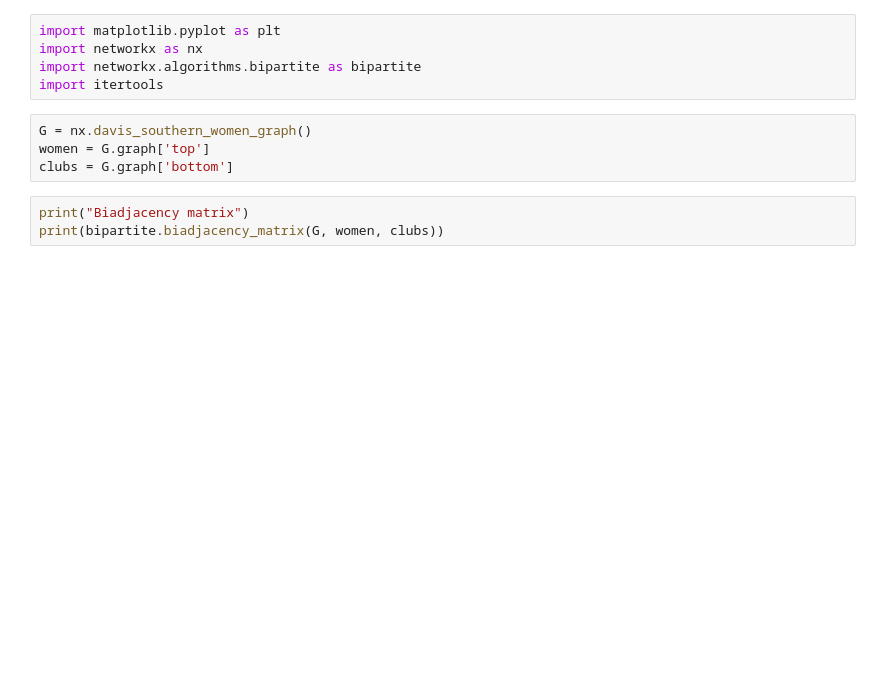
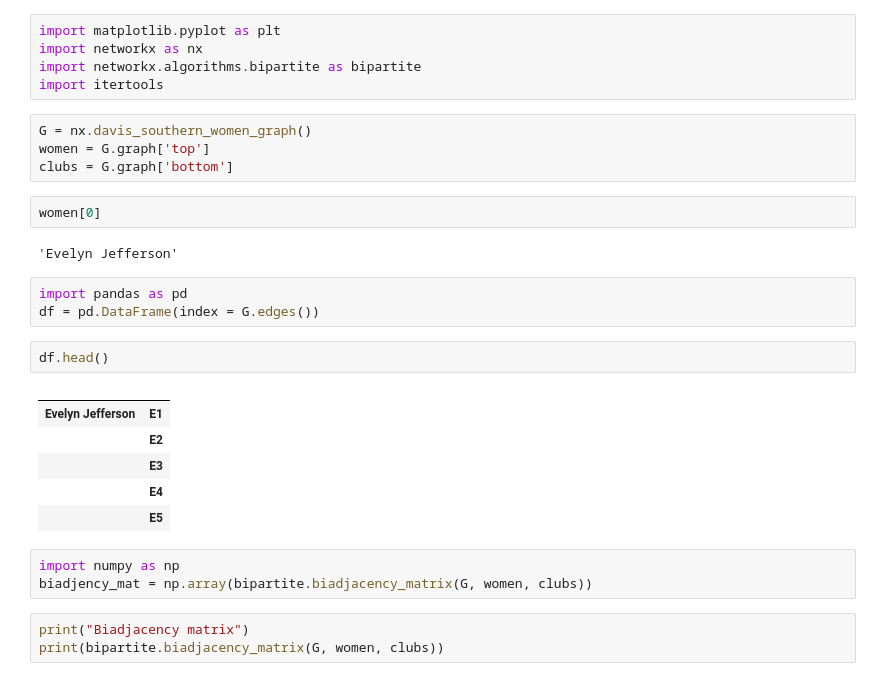
Before and after one commit to AlainKuiete/DATA620ASSIGNMENTS, a Jupyter notebook: plot_davis_club.ipynb, the cells around one changed output. Saved outputs shown, nothing was run; the diff lists cells and outputs as text; blank space fills up the shorter version.

```diff
--- a/plot_davis_club.ipynb
+++ b/plot_davis_club.ipynb
@@ -22,6 +22,25 @@ import itertools
 G = nx.davis_southern_women_graph()
 women = G.graph['top']
 clubs = G.graph['bottom']
+# %%
+women[0]
+# %% [output]
+'Evelyn Jefferson'
+# %%
+import pandas as pd
+df = pd.DataFrame(index = G.edges())
+# %%
+df.head()
+# %% [output]
+|  |  |
+| Evelyn Jefferson | E1 |
+|  | E2 |
+|  | E3 |
+|  | E4 |
+|  | E5 |
+# %%
+import numpy as np
+biadjency_mat = np.array(bipartite.biadjacency_matrix(G, women, clubs))
 # %%
 print("Biadjacency matrix")
 print(bipartite.biadjacency_matrix(G, women, clubs))
```
Also changed, not shown: parts of 11 cells of this notebook.
